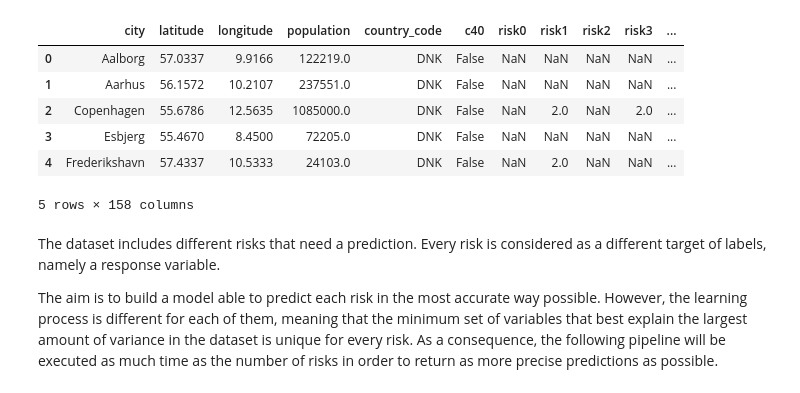
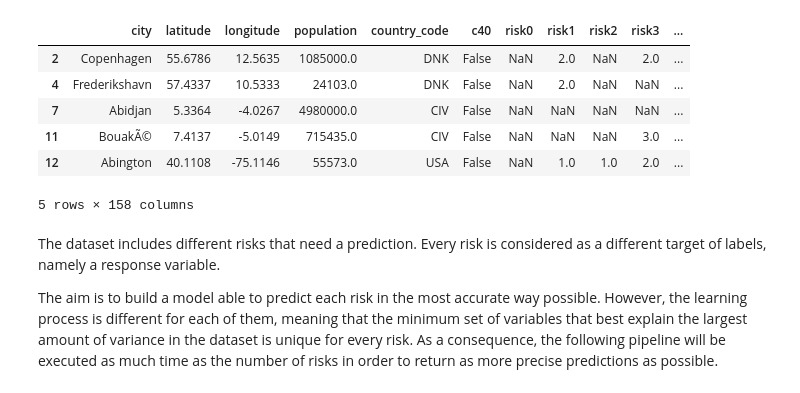
Before and after one commit to MDAIceland/WaterSecurity, a Jupyter notebook: water_security/classification/Feature Selection and Classification.ipynb, the cells around one changed output. Cells and saved outputs as stored; diff of their text form; code cells hidden in the pictures.

```diff
--- a/water_security/classification/Feature Selection and Classification.ipynb
+++ b/water_security/classification/Feature Selection and Classification.ipynb
@@ -10,7 +10,4 @@ from feature_selection import FeatureSelectionAndGeneration
 handler = ModelHandler()
 dataset = handler.dataset
 train_set = dataset[handler.train_mask]
-model = {}
-label = handler.lab_names[0]
-model[label] = FeatureSelectionAndGeneration(feats_num=200)
-augmented_features = model[label].fit_transform(train_set[handler.feat_names], train_set[label])
+dt = train_set.copy()
@@ -22,13 +14,12 @@ AssertionError:
 # %%
-dt = augmented_features.copy()
 dt.head()
 # %% [output]
 |  | city | latitude | longitude | population | country_code | c40 | risk0 | risk1 | risk2 | risk3 | ... |
-| 0 | Aalborg | 57.0337 | 9.9166 | 122219.0 | DNK | False | NaN | NaN | NaN | NaN | ... |
-| 1 | Aarhus | 56.1572 | 10.2107 | 237551.0 | DNK | False | NaN | NaN | NaN | NaN | ... |
 | 2 | Copenhagen | 55.6786 | 12.5635 | 1085000.0 | DNK | False | NaN | 2.0 | NaN | 2.0 | ... |
-| 3 | Esbjerg | 55.4670 | 8.4500 | 72205.0 | DNK | False | NaN | NaN | NaN | NaN | ... |
 | 4 | Frederikshavn | 57.4337 | 10.5333 | 24103.0 | DNK | False | NaN | 2.0 | NaN | NaN | ... |
+| 7 | Abidjan | 5.3364 | -4.0267 | 4980000.0 | CIV | False | NaN | NaN | NaN | NaN | ... |
+| 11 | BouakÃ© | 7.4137 | -5.0149 | 715435.0 | CIV | False | NaN | NaN | NaN | 3.0 | ... |
+| 12 | Abington | 40.1108 | -75.1146 | 55573.0 | USA | False | NaN | 1.0 | 1.0 | 2.0 | ... |
 5 rows × 158 columns
 # %% [markdown]
 The dataset includes different risks that need a prediction. Every risk is considered as a different target of labels, namely a response variable.
```
Also changed, not shown: parts of 4 cells of this notebook, 3 other files.
